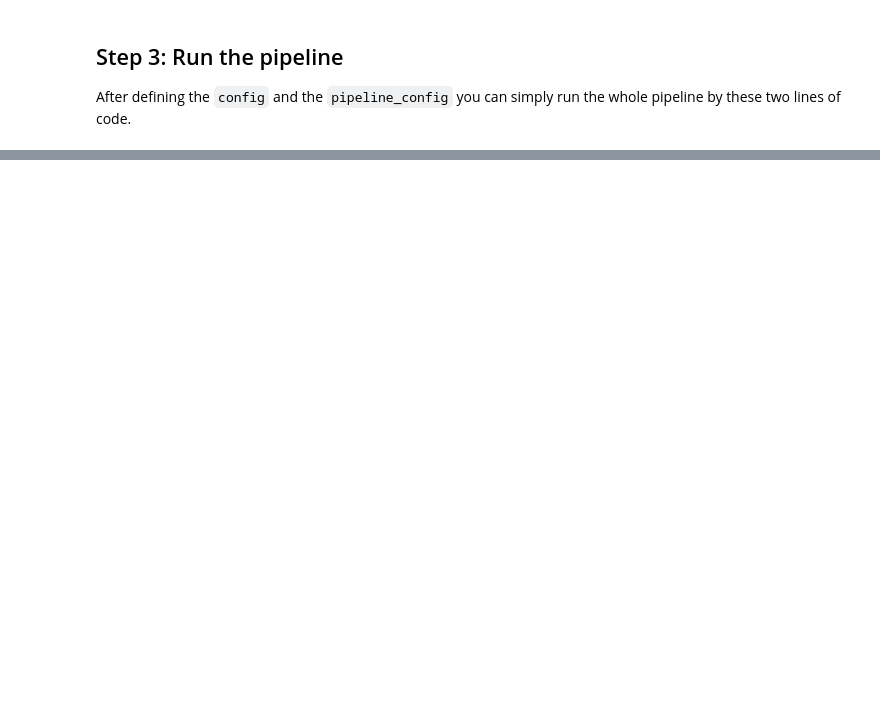
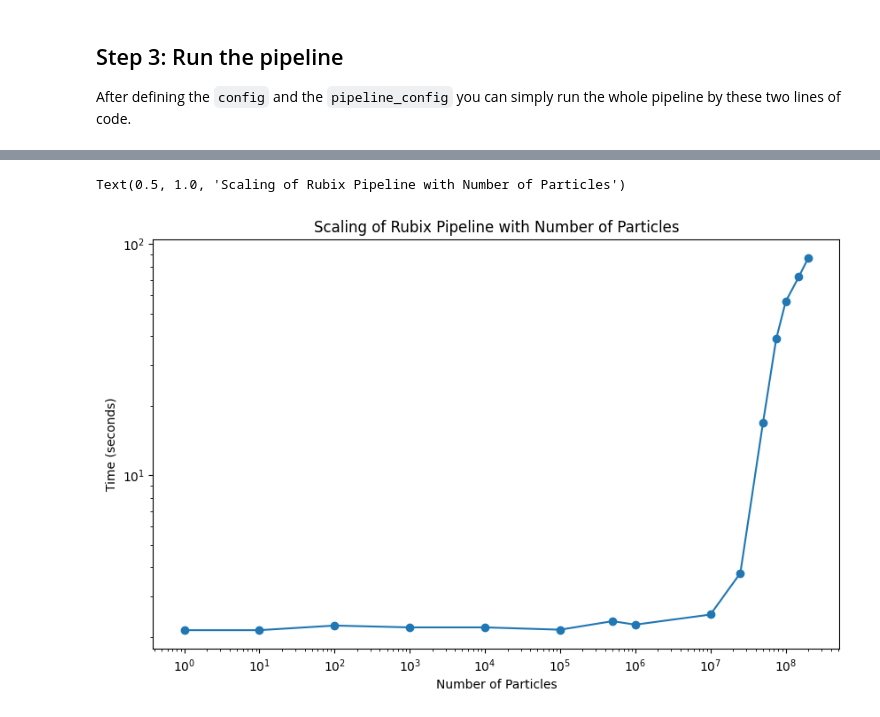
Before and after one commit to AstroAI-Lab/rubix, a Jupyter notebook: notebooks/rubix_pipeline_single_function_scaling.ipynb, the cells around one changed output, grey strips where cells are left out. Drawn from its saved outputs; the diff is of its cells as text; code cells hidden in the pictures; blank space fills up the shorter version.

```diff
--- a/notebooks/rubix_pipeline_single_function_scaling.ipynb
+++ b/notebooks/rubix_pipeline_single_function_scaling.ipynb
@@ -140,16 +183,23 @@ rubixdata = pipe.run_sharded(inputdata)
 # %%
 import jax.numpy as jnp
 particle_number = jnp.array([1, 10, 100, 1e3, 1e4, 1e5, 5e5, 5e5*2, 5e5*20, 5e5*50, 5e5*100, 5e5*150, 5e5*200, 5e5*300, 5e5*400])
-time_on_mac = jnp.array([2.14, 2.14, 2.24, 2.2, 2.2 ,2.15, 2.34, 2.26, 2.50, 3.78, 16.88, 38.92, 56.29, 72.27, 86.98]) #seconds
+time_on_mac_2cpu = jnp.array([2.14, 2.14, 2.24, 2.2, 2.2 ,2.15, 2.34, 2.26, 2.50, 3.78, 16.88, 38.92, 56.29, 72.27, 86.98]) #seconds
+particle_number_gpu = jnp.array([1, 10, 100, 1e3, 1e4, 1e5, 5e5, 5e5*2, 5e5*4, 5e5*20])
+time_on_compgpu4_2gpu = jnp.array([18.01, 18.64, 18.44, 18.58, 20.43, 31.14, 84.95, 138.29, 255.22, 1182.35])
+time_on_compgpu4_4gpu = jnp.array([19.11, 19.18, 19.69, 19.26, 20.74, 27.97, 59.56, 89.58, 142.98, 707.86])
+time_on_compgpu4_6gpu = jnp.array([20.14, 20.22, 20.34, 20.85, 20.48, 25.59, 47.19, 76.89, 122.12, 500.78])
 # %%
 import matplotlib.pyplot as plt
 plt.figure(figsize=(10, 6))
-plt.plot(particle_number, time_on_mac, marker='o', linestyle='-', color='b')
+plt.plot(particle_number, time_on_mac_2cpu, marker='o', linestyle='-')
 plt.xscale('log')
 plt.yscale('log')
 plt.xlabel('Number of Particles')
 plt.ylabel('Time (seconds)')
 plt.title('Scaling of Rubix Pipeline with Number of Particles')
+# %% [output]
+Text(0.5, 1.0, 'Scaling of Rubix Pipeline with Number of Particles')
+[figure, added]
 # %%
 import matplotlib.pyplot as plt
 plt.figure(figsize=(10, 6))
```
Also changed, not shown: parts of 7 cells of this notebook.
